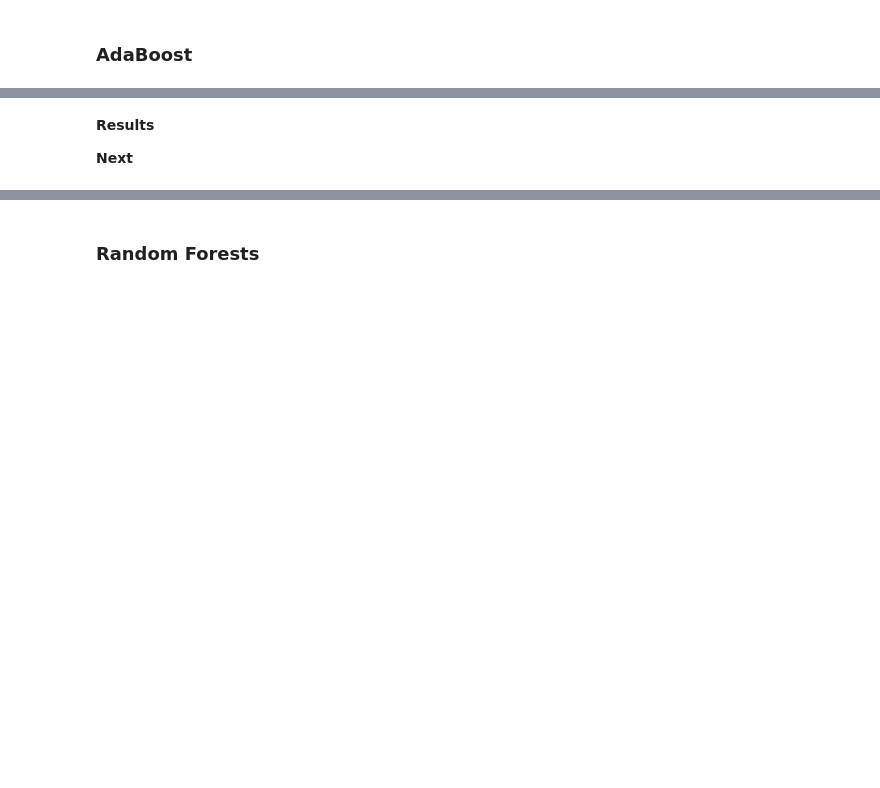
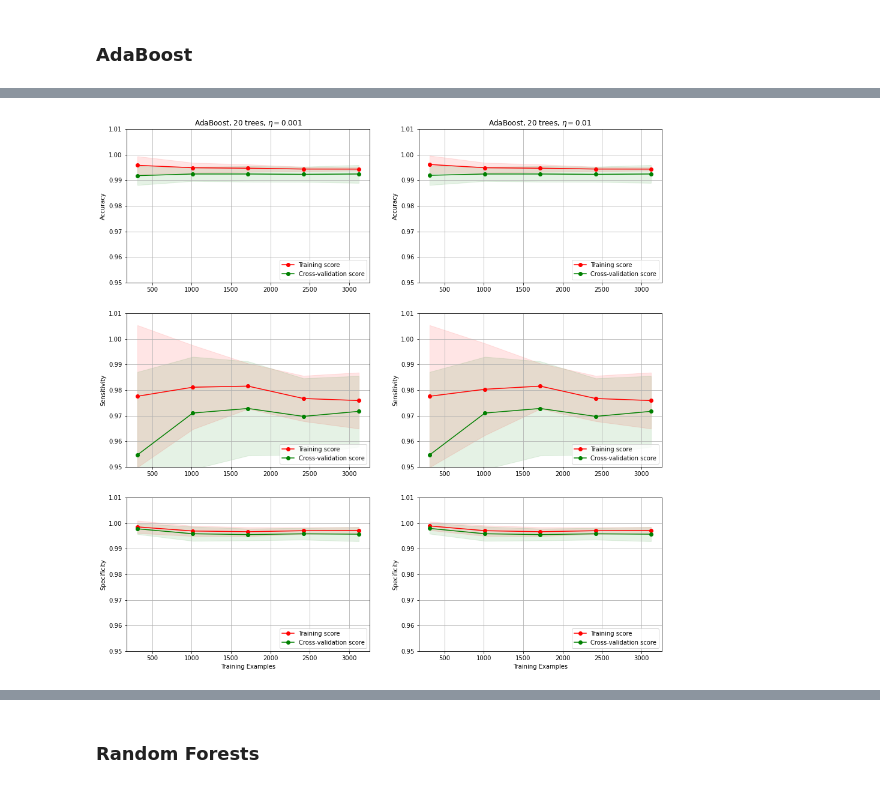
Before and after one commit to BigBangData/NaturalLanguageProcessing, a Jupyter notebook: TextAnalyticsWithR/26_LearningCurves_2.ipynb, the cells around one changed output, grey strips where cells are left out. Saved outputs shown, nothing was run; the diff lists cells and outputs as text; code cells hidden in the pictures; blank space fills up the shorter version.

```diff
--- a/TextAnalyticsWithR/26_LearningCurves_2.ipynb
+++ b/TextAnalyticsWithR/26_LearningCurves_2.ipynb
@@ -252,6 +241,18 @@ Elapsed: 1 m 6 s
-# %% [markdown]
-__Results__
-
-
-
-__Next__
+# %%
+title1 = r"AdaBoost, 20 trees, $\eta=0.001$"
+title2 = r"AdaBoost, 20 trees, $\eta=0.01$"
+
+clf1 =  AdaBoostClassifier(
+    random_state=42
+    , n_estimators=20
+    , learning_rate=0.001
+)
+
+clf2 =  AdaBoostClassifier(
+    random_state=42
+    , n_estimators=20
+    , learning_rate=0.01
+)
+
+compare_two_classifiers(clf1, clf2, title1, title2)
+# %% [output]
@@ -257,0 +260 @@ __Next__
+[figure, added]
```
Also changed, not shown: parts of 17 cells of this notebook, 1 other file.
